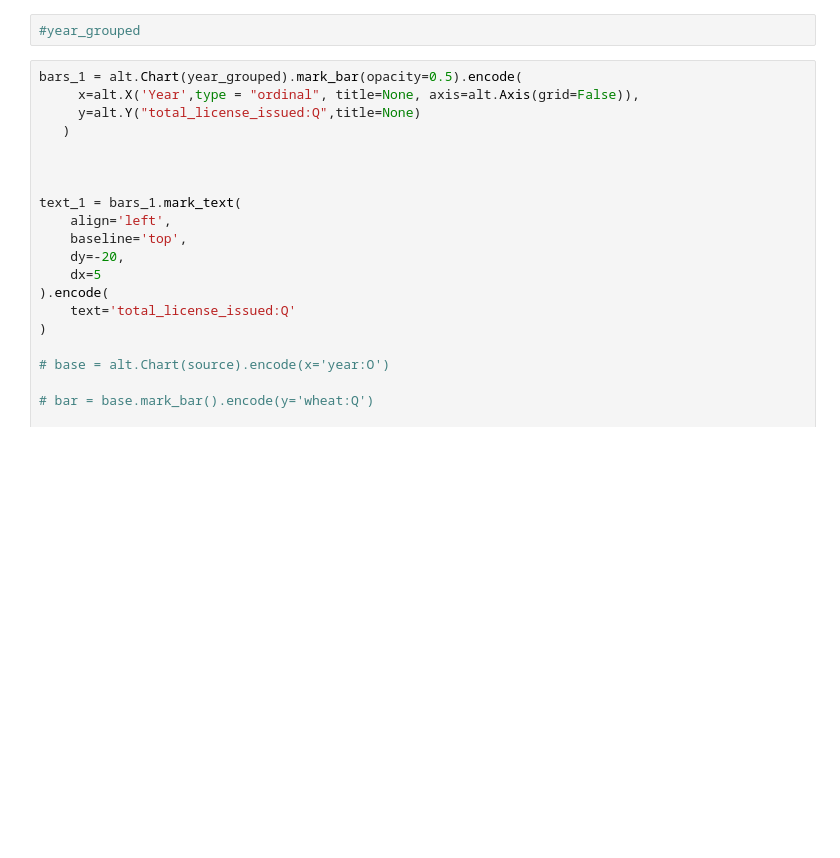
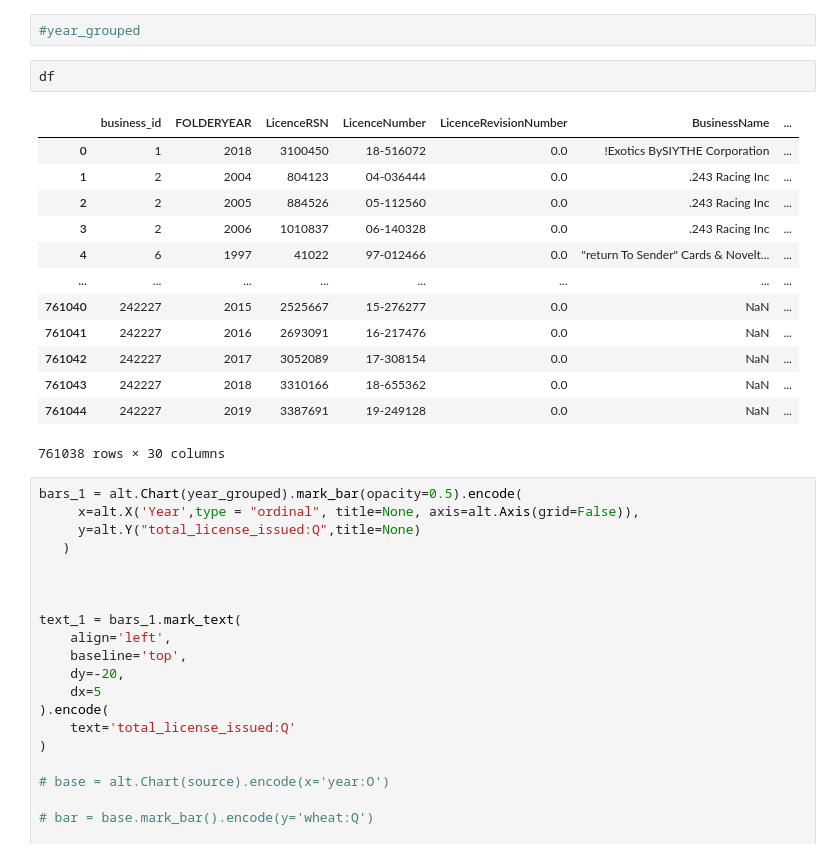
Before and after one commit to aakanksha023/EVAN, a Jupyter notebook: src/04_visualization/eda.ipynb, the cells around one changed output. Cells and saved outputs as stored; diff of their text form; blank space fills up the shorter version.

```diff
--- a/src/04_visualization/eda.ipynb
+++ b/src/04_visualization/eda.ipynb
@@ -84,5 +179,21 @@ year_grouped.columns = ['Year','total_license_issued']
 # %%
 #year_grouped
+# %%
+df
+# %% [output]
+|  | business_id | FOLDERYEAR | LicenceRSN | LicenceNumber | LicenceRevisionNumber | BusinessName | ... |
+| 0 | 1 | 2018 | 3100450 | 18-516072 | 0.0 | !Exotics BySIYTHE Corporation | ... |
+| 1 | 2 | 2004 | 804123 | 04-036444 | 0.0 | .243 Racing Inc | ... |
+| 2 | 2 | 2005 | 884526 | 05-112560 | 0.0 | .243 Racing Inc | ... |
+| 3 | 2 | 2006 | 1010837 | 06-140328 | 0.0 | .243 Racing Inc | ... |
+| 4 | 6 | 1997 | 41022 | 97-012466 | 0.0 | "return To Sender" Cards & Novelt... | ... |
+| ... | ... | ... | ... | ... | ... | ... | ... |
+| 761040 | 242227 | 2015 | 2525667 | 15-276277 | 0.0 | NaN | ... |
+| 761041 | 242227 | 2016 | 2693091 | 16-217476 | 0.0 | NaN | ... |
+| 761042 | 242227 | 2017 | 3052089 | 17-308154 | 0.0 | NaN | ... |
+| 761043 | 242227 | 2018 | 3310166 | 18-655362 | 0.0 | NaN | ... |
+| 761044 | 242227 | 2019 | 3387691 | 19-249128 | 0.0 | NaN | ... |
+761038 rows × 30 columns
 # %%
 bars_1 = alt.Chart(year_grouped).mark_bar(opacity=0.5).encode(
      x=alt.X('Year',type = "ordinal", title=None, axis=alt.Axis(grid=False)),
```
Also changed, not shown: parts of 9 cells of this notebook.
